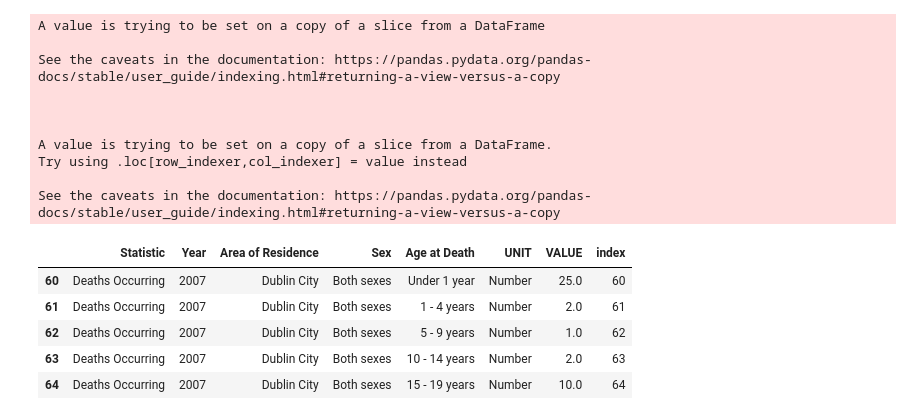
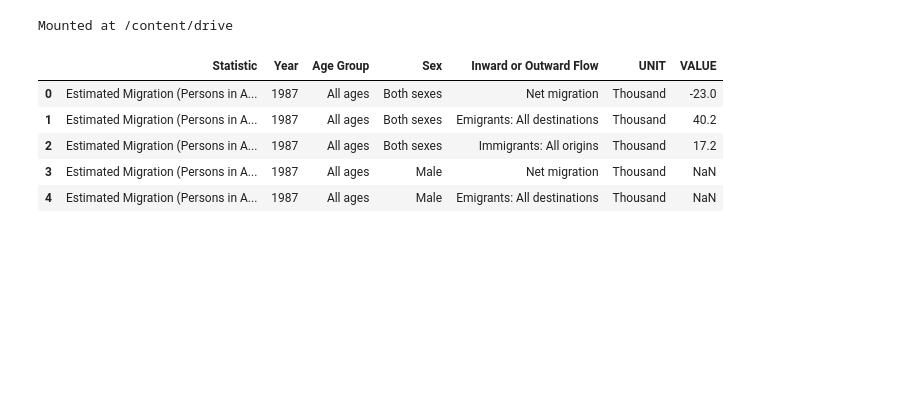
Before and after one commit to ericmcg13/CCT-CA1, a Jupyter notebook: CA1_Report.ipynb, the cells around one changed output. Drawn from its saved outputs; the diff is of its cells as text; code cells hidden in the pictures; blank space fills up the shorter version.

```diff
--- a/CA1_Report.ipynb
+++ b/CA1_Report.ipynb
@@ -34,31 +12,40 @@ ModuleNotFoundError: ignored
-# %%
-deaths_df = pd.read_csv('/content/drive/MyDrive/Deaths_Region_2007-2020.csv')
-#deaths_df.head()
-
-# Separate the ROI totals from the county data
-county_df = deaths_df[deaths_df['Area of Residence'].str.contains('ROI Total') == False]
-
-# Drop NA values for the missing years (or apply machine learning to fill in gaps)
-county_df.dropna(how = 'any', inplace = True)
-
-# Add index
-county_df['index'] = county_df.index
-
-county_df.head()
-# %% [output]
-A value is trying to be set on a copy of a slice from a DataFrame
-
-See the caveats in the documentation: https://pandas.pydata.org/pandas-docs/stable/user_guide/indexing.html#returning-a-view-versus-a-copy
-
-
-
-A value is trying to be set on a copy of a slice from a DataFrame.
-Try using .loc[row_indexer,col_indexer] = value instead
-
-See the caveats in the documentation: https://pandas.pydata.org/pandas-docs/stable/user_guide/indexing.html#returning-a-view-versus-a-copy
-|  | Statistic | Year | Area of Residence | Sex | Age at Death | UNIT | VALUE | index |
-| 60 | Deaths Occurring | 2007 | Dublin City | Both sexes | Under 1 year | Number | 25.0 | 60 |
-| 61 | Deaths Occurring | 2007 | Dublin City | Both sexes | 1 - 4 years | Number | 2.0 | 61 |
-| 62 | Deaths Occurring | 2007 | Dublin City | Both sexes | 5 - 9 years | Number | 1.0 | 62 |
-| 63 | Deaths Occurring | 2007 | Dublin City | Both sexes | 10 - 14 years | Number | 2.0 | 63 |
-| 64 | Deaths Occurring | 2007 | Dublin City | Both sexes | 15 - 19 years | Number | 10.0 | 64 |
+# %%
+import pandas as pd
+import matplotlib.pyplot as plt
+import seaborn as sns
+import plotly.express as px
+import numpy as np
+
+# Set the plot to retina quality
+%config InlineBackend.figure_format = "retina"
+
+# Set the 'talk' library in SNS (Changes the size and labels to graphs to make them bigger)
+sns.set_context('talk')
+
+# Ignore warnings
+import warnings
+warnings.filterwarnings('ignore')
+
+# Multiple cell outputs
+from IPython.core.interactiveshell import InteractiveShell
+InteractiveShell.ast_mode_interactivity = 'all'
+
+###
+
+# Below is only require for COLAB
+
+###
+from google.colab import drive
+drive.mount('/content/drive')
+# %% [output]
+Mounted at /content/drive
+# %%
+migration_df = pd.read_csv("/content/drive/MyDrive/Migration.csv")
+migration_df.head(5)
+# %% [output]
+|  | Statistic | Year | Age Group | Sex | Inward or Outward Flow | UNIT | VALUE |
+| 0 | Estimated Migration (Persons in A... | 1987 | All ages | Both sexes | Net migration | Thousand | -23.0 |
+| 1 | Estimated Migration (Persons in A... | 1987 | All ages | Both sexes | Emigrants: All destinations | Thousand | 40.2 |
+| 2 | Estimated Migration (Persons in A... | 1987 | All ages | Both sexes | Immigrants: All origins | Thousand | 17.2 |
+| 3 | Estimated Migration (Persons in A... | 1987 | All ages | Male | Net migration | Thousand | NaN |
+| 4 | Estimated Migration (Persons in A... | 1987 | All ages | Male | Emigrants: All destinations | Thousand | NaN |
```
Also changed, not shown: parts of 29 cells of this notebook.
